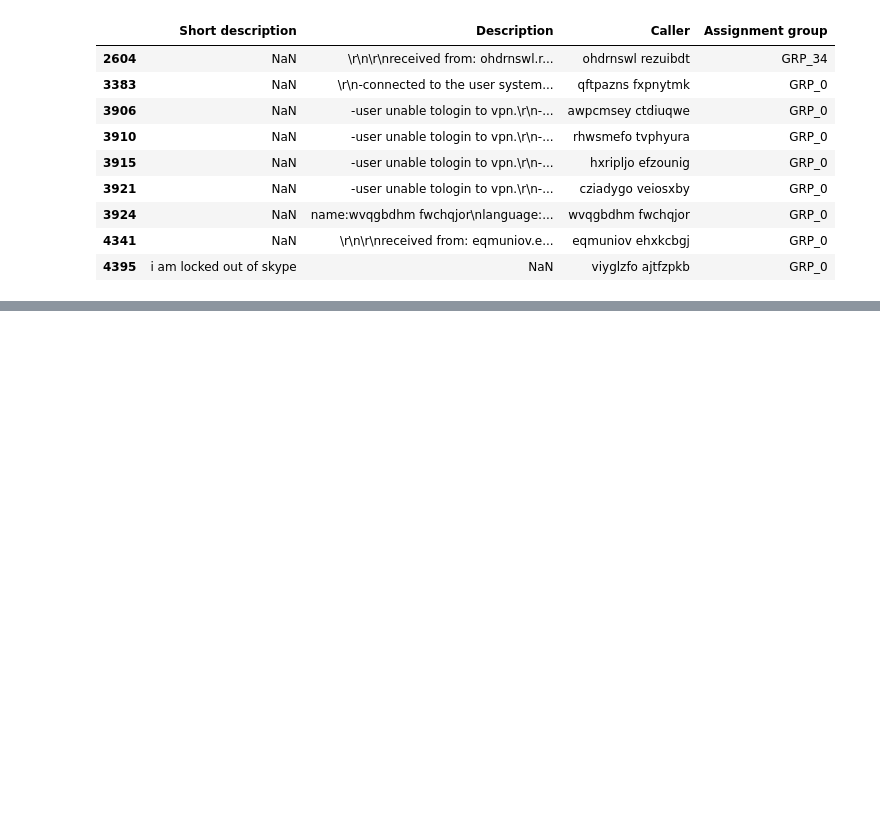
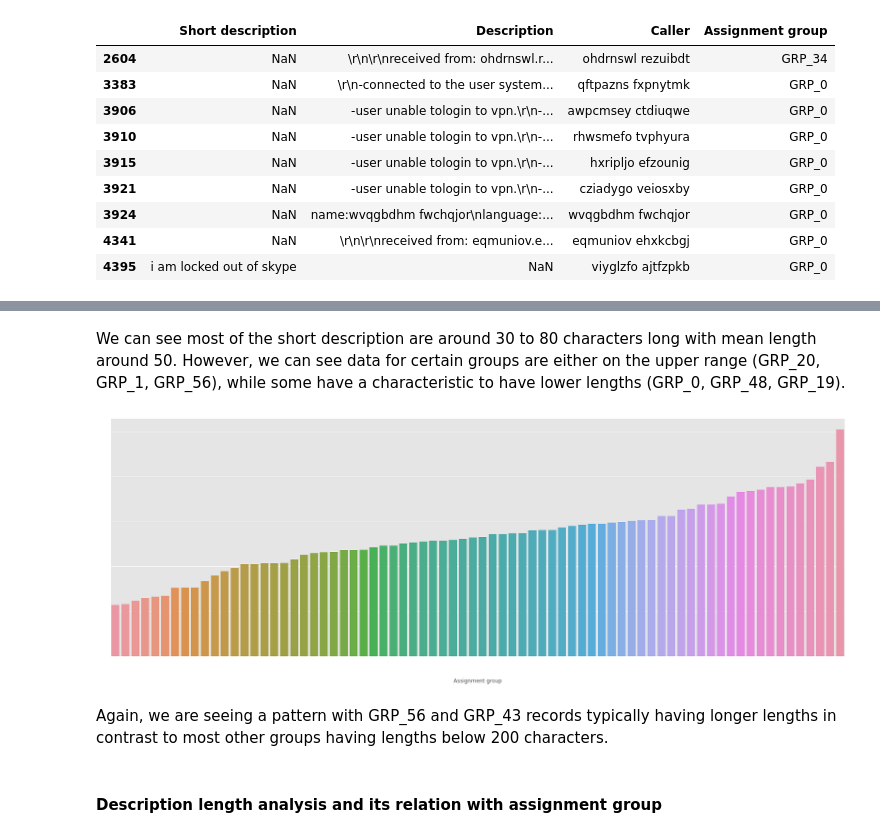
Before and after one commit to arvind2047/gl_capstone, a Jupyter notebook: GL_AIML_Capstone_Sep2020.ipynb, the cells around one changed output, grey strips where cells are left out. Cells and saved outputs as stored; diff of their text form; code cells hidden in the pictures; blank space fills up the shorter version.

```diff
--- a/GL_AIML_Capstone_Sep2020.ipynb
+++ b/GL_AIML_Capstone_Sep2020.ipynb
@@ -685,0 +351,16 @@ incidents_upd_en.head()
+# %% [markdown]
+We can see most of the short description are around 30 to 80 characters long with mean length around 50. However, we can see data for certain groups are either on the upper range (GRP_20, GRP_1, GRP_56), while some have a characteristic to have lower lengths (GRP_0, GRP_48, GRP_19).
+# %%
+plt.figure(figsize=(30,10))
+plt.rcParams['xtick.color'] = 'white'
+plt.rcParams['ytick.color'] = 'white'
+plot_meansdesc_len=sns.barplot(x=incidents.groupby(['Assignment group']).mean()['sdesc_len'].sort_values().index,
+                               y=incidents.groupby(['Assignment group']).mean()['sdesc_len'].sort_values().values)
+plot_meansdesc_len.set_xticklabels(plot_meansdesc_len.get_xticklabels(),rotation=90)
+plt.show()
+# %% [output]
+[figure, added]
+# %% [markdown]
+Again, we are seeing a pattern with GRP_56 and GRP_43 records typically having longer lengths in contrast to most other groups having lengths below 200 characters.
+# %% [markdown]
+#### Description length analysis and its relation with assignment group
```
Also changed, not shown: parts of 139 cells of this notebook.
